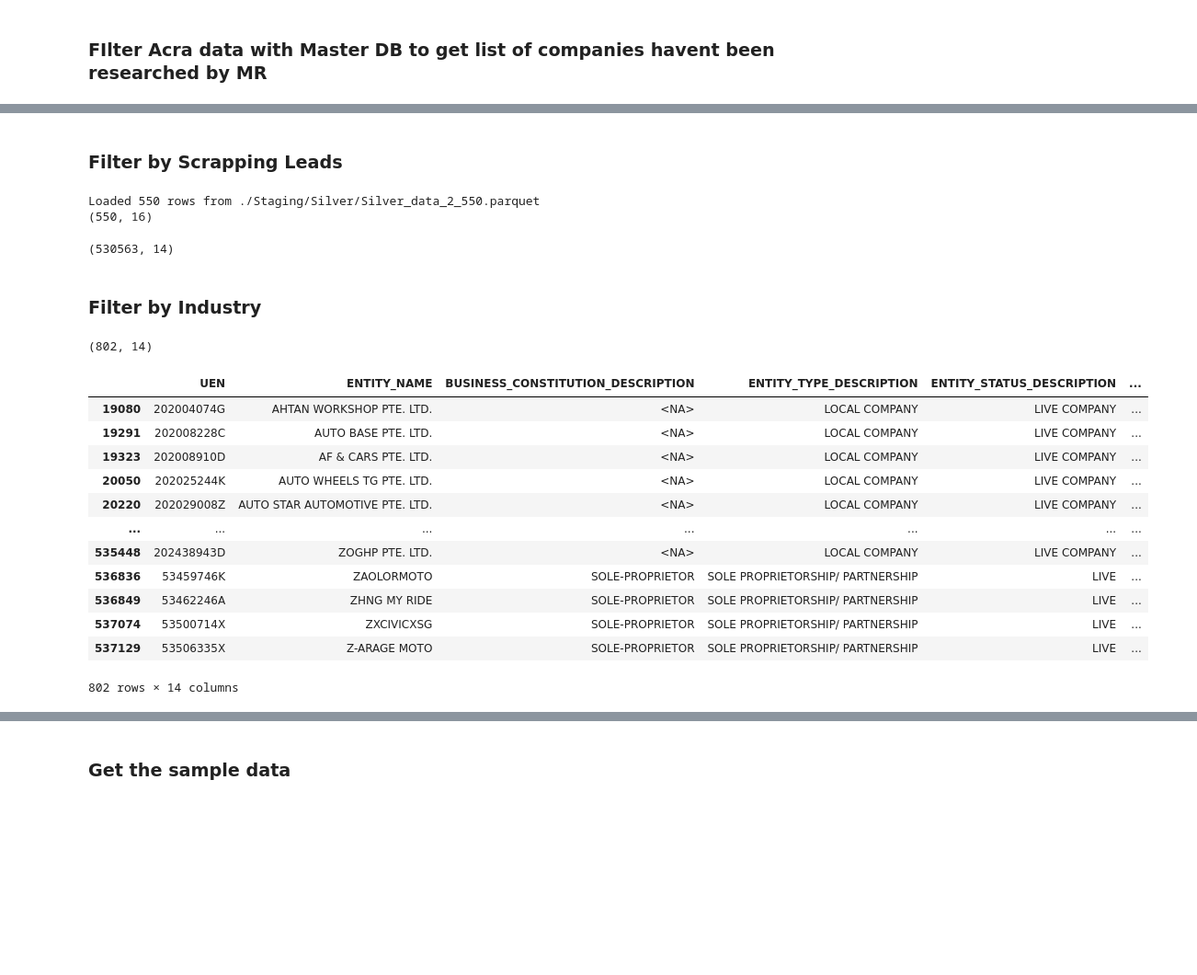
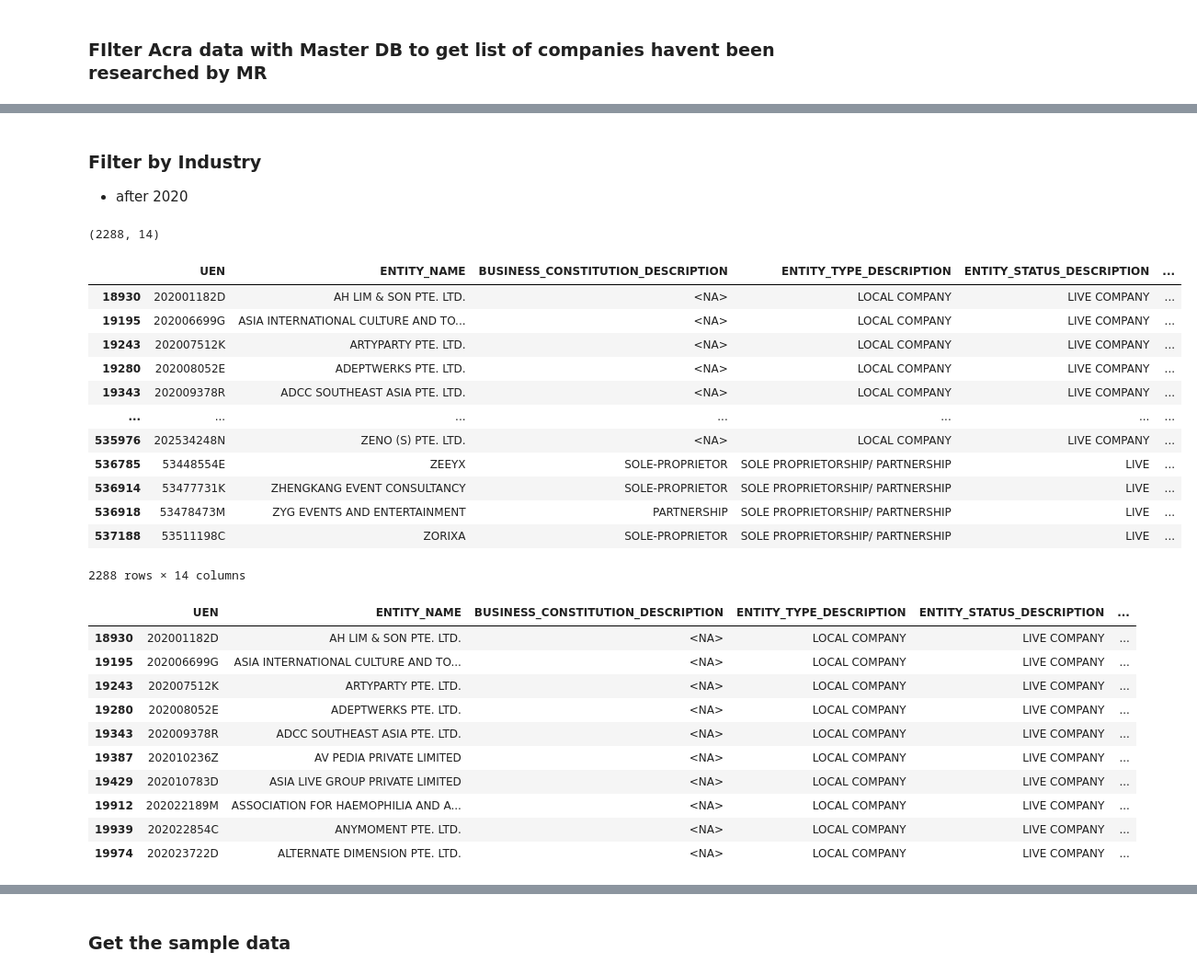
Before and after one commit to AzlieJohari57/Leads_Generation_Pipeline, a Jupyter notebook: Lead_Gen_Pipeline_Bronze_1.ipynb, the cells around one changed output, grey strips where cells are left out. Shown at 92% size. Saved outputs shown, nothing was run; the diff lists cells and outputs as text; code cells hidden in the pictures; blank space fills up the shorter version.

```diff
--- a/Lead_Gen_Pipeline_Bronze_1.ipynb
+++ b/Lead_Gen_Pipeline_Bronze_1.ipynb
@@ -393,86 +393,69 @@ acra_data_filtered.shape
-# %% [markdown]
-### Filter by Scrapping Leads
-# %%
-parquet_path = "./Staging/Silver/Silver_data_2_550.parquet"
-if os.path.exists(parquet_path):
-    RecordOwl_Leads = pd.read_parquet(parquet_path, engine="fastparquet")
-    print(f"Loaded {len(RecordOwl_Leads)} rows from {parquet_path}")
-    print(RecordOwl_Leads.shape)
-else:
-    raise FileNotFoundError(f"Parquet file not found at {parquet_path}")
-
-
-# Ensure both UEN columns are strings for accurate matching
-acra_data_filtered['UEN'] = acra_data_filtered['UEN'].astype(str).str.strip().str.upper()
-RecordOwl_Leads['UEN'] = RecordOwl_Leads['UEN'].astype(str).str.strip().str.upper()
-
-# Filter out rows in acra_data_filtered whose UEN is already in RecordOwl_Leads
-acra_data_filtered = acra_data_filtered[~acra_data_filtered['UEN'].isin(RecordOwl_Leads['UEN'])]
-
-acra_data_filtered.shape
-# %% [output]
-Loaded 550 rows from ./Staging/Silver/Silver_data_2_550.parquet
-(550, 16)
-(530563, 14)
 # %% [markdown]
 ### Filter by  Industry
+
+-   after 2020
 # %%
-# Car Wash
+# Event Organizer
 
 ssic_codes = [
-    "953","9530", "95301", "95302", "95303",
+    "82303", "82302", "82301", "8230", "823", "82305"
 ]
-
-# ssic_codes = [
-#     "85332", "8536", "85360", "85403", "85404",
-#     "855", "8550", "85501", "85502", "85503",
-#     "85504", "85505", "85506", "85507", "85508", "85509",
-#     "856", "8560", "85601", "85602", "85609",
-#     "87022", "8891", "88911", "88912", "88991",
-#     "96094"
-# ]
 
 # Convert to datetime
 acra_data_filtered["REGISTRATION_INCORPORATION_DATE"] = pd.to_datetime(
     acra_data_filtered["REGISTRATION_INCORPORATION_DATE"],
     dayfirst=True,
     errors="coerce"
 )
 
 acra_data_filtered_by_industry = acra_data_filtered[
     (
         (acra_data_filtered["ENTITY_STATUS_DESCRIPTION"].str.lower() == "live") |
         (acra_data_filtered["ENTITY_STATUS_DESCRIPTION"].str.lower() == "live company")
     )
     &
     (acra_data_filtered["PRIMARY_SSIC_CODE"].astype(str).isin(ssic_codes))
 ]
 
 
 # Optional: filter by date > 2020
 acra_data_filtered_by_industry = acra_data_filtered_by_industry[
     acra_data_filtered_by_industry["REGISTRATION_INCORPORATION_DATE"] > "2020-01-01"
 ]
 
 # Convert date to dd/mm/yyyy format
 acra_data_filtered_by_industry["REGISTRATION_INCORPORATION_DATE"] = (
     acra_data_filtered_by_industry["REGISTRATION_INCORPORATION_DATE"].dt.strftime("%d/%m/%Y")
 )
 
 print(acra_data_filtered_by_industry.shape)
 acra_data_filtered_by_industry
 # %% [output]
-(802, 14)
+(2288, 14)
 |  | UEN | ENTITY_NAME | BUSINESS_CONSTITUTION_DESCRIPTION | ENTITY_TYPE_DESCRIPTION | ENTITY_STATUS_DESCRIPTION | ... |
-| 19080 | 202004074G | AHTAN WORKSHOP PTE. LTD. | <NA> | LOCAL COMPANY | LIVE COMPANY | ... |
-| 19291 | 202008228C | AUTO BASE PTE. LTD. | <NA> | LOCAL COMPANY | LIVE COMPANY | ... |
-| 19323 | 202008910D | AF & CARS PTE. LTD. | <NA> | LOCAL COMPANY | LIVE COMPANY | ... |
-| 20050 | 202025244K | AUTO WHEELS TG PTE. LTD. | <NA> | LOCAL COMPANY | LIVE COMPANY | ... |
-| 20220 | 202029008Z | AUTO STAR AUTOMOTIVE PTE. LTD. | <NA> | LOCAL COMPANY | LIVE COMPANY | ... |
+| 18930 | 202001182D | AH LIM & SON PTE. LTD. | <NA> | LOCAL COMPANY | LIVE COMPANY | ... |
+| 19195 | 202006699G | ASIA INTERNATIONAL CULTURE AND TO... | <NA> | LOCAL COMPANY | LIVE COMPANY | ... |
+| 19243 | 202007512K | ARTYPARTY PTE. LTD. | <NA> | LOCAL COMPANY | LIVE COMPANY | ... |
+| 19280 | 202008052E | ADEPTWERKS PTE. LTD. | <NA> | LOCAL COMPANY | LIVE COMPANY | ... |
+| 19343 | 202009378R | ADCC SOUTHEAST ASIA PTE. LTD. | <NA> | LOCAL COMPANY | LIVE COMPANY | ... |
 | ... | ... | ... | ... | ... | ... | ... |
-| 535448 | 202438943D | ZOGHP PTE. LTD. | <NA> | LOCAL COMPANY | LIVE COMPANY | ... |
-| 536836 | 53459746K | ZAOLORMOTO | SOLE-PROPRIETOR | SOLE PROPRIETORSHIP/ PARTNERSHIP | LIVE | ... |
-| 536849 | 53462246A | ZHNG MY RIDE | SOLE-PROPRIETOR | SOLE PROPRIETORSHIP/ PARTNERSHIP | LIVE | ... |
-| 537074 | 53500714X | ZXCIVICXSG | SOLE-PROPRIETOR | SOLE PROPRIETORSHIP/ PARTNERSHIP | LIVE | ... |
-| 537129 | 53506335X | Z-ARAGE MOTO | SOLE-PROPRIETOR | SOLE PROPRIETORSHIP/ PARTNERSHIP | LIVE | ... |
+| 535976 | 202534248N | ZENO (S) PTE. LTD. | <NA> | LOCAL COMPANY | LIVE COMPANY | ... |
+| 536785 | 53448554E | ZEEYX | SOLE-PROPRIETOR | SOLE PROPRIETORSHIP/ PARTNERSHIP | LIVE | ... |
+| 536914 | 53477731K | ZHENGKANG EVENT CONSULTANCY | SOLE-PROPRIETOR | SOLE PROPRIETORSHIP/ PARTNERSHIP | LIVE | ... |
+| 536918 | 53478473M | ZYG EVENTS AND ENTERTAINMENT | PARTNERSHIP | SOLE PROPRIETORSHIP/ PARTNERSHIP | LIVE | ... |
+| 537188 | 53511198C | ZORIXA | SOLE-PROPRIETOR | SOLE PROPRIETORSHIP/ PARTNERSHIP | LIVE | ... |
-802 rows × 14 columns
+2288 rows × 14 columns
+# %%
+acra_data_filtered_by_industry.head(10)
+# %% [output]
+|  | UEN | ENTITY_NAME | BUSINESS_CONSTITUTION_DESCRIPTION | ENTITY_TYPE_DESCRIPTION | ENTITY_STATUS_DESCRIPTION | ... |
+| 18930 | 202001182D | AH LIM & SON PTE. LTD. | <NA> | LOCAL COMPANY | LIVE COMPANY | ... |
+| 19195 | 202006699G | ASIA INTERNATIONAL CULTURE AND TO... | <NA> | LOCAL COMPANY | LIVE COMPANY | ... |
+| 19243 | 202007512K | ARTYPARTY PTE. LTD. | <NA> | LOCAL COMPANY | LIVE COMPANY | ... |
+| 19280 | 202008052E | ADEPTWERKS PTE. LTD. | <NA> | LOCAL COMPANY | LIVE COMPANY | ... |
+| 19343 | 202009378R | ADCC SOUTHEAST ASIA PTE. LTD. | <NA> | LOCAL COMPANY | LIVE COMPANY | ... |
+| 19387 | 202010236Z | AV PEDIA PRIVATE LIMITED | <NA> | LOCAL COMPANY | LIVE COMPANY | ... |
+| 19429 | 202010783D | ASIA LIVE GROUP PRIVATE LIMITED | <NA> | LOCAL COMPANY | LIVE COMPANY | ... |
+| 19912 | 202022189M | ASSOCIATION FOR HAEMOPHILIA AND A... | <NA> | LOCAL COMPANY | LIVE COMPANY | ... |
+| 19939 | 202022854C | ANYMOMENT PTE. LTD. | <NA> | LOCAL COMPANY | LIVE COMPANY | ... |
+| 19974 | 202023722D | ALTERNATE DIMENSION PTE. LTD. | <NA> | LOCAL COMPANY | LIVE COMPANY | ... |
```
Also changed, not shown: parts of 7 cells of this notebook, 23 other files.
